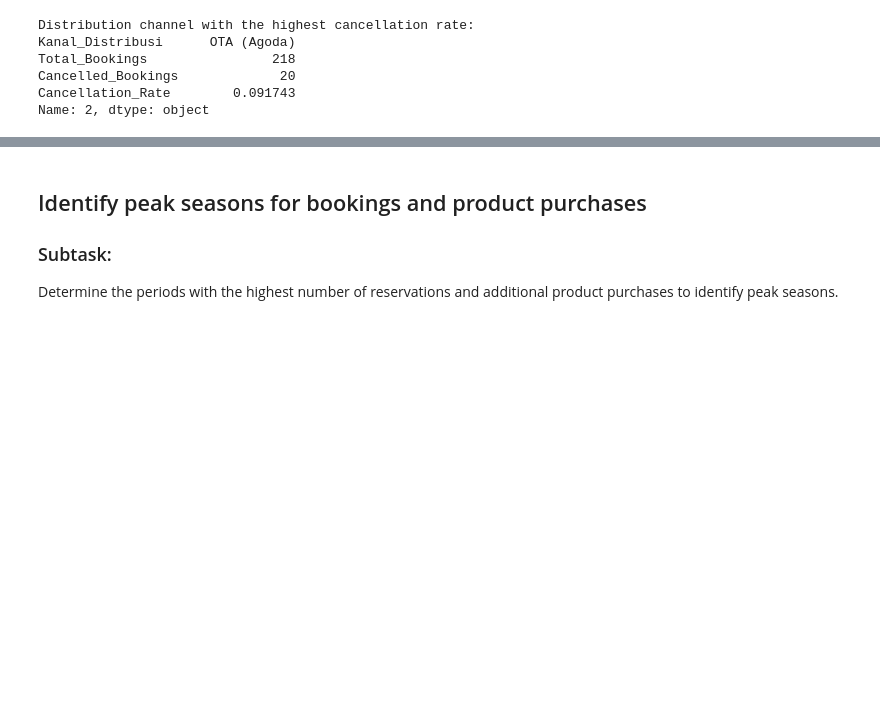
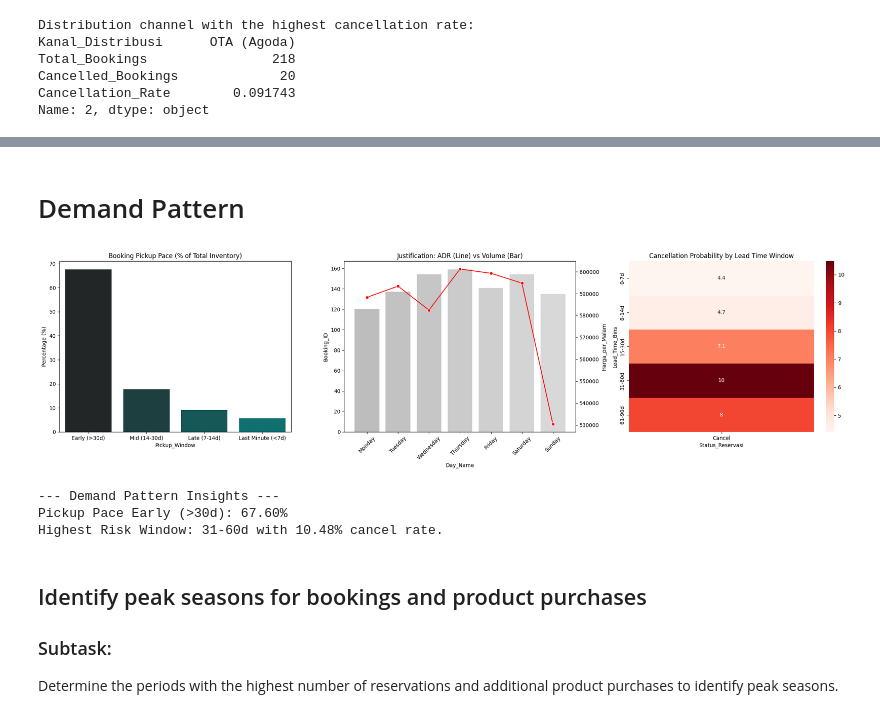
Before and after one commit to IanNarsa/hospitality-business-intelligence-analytics, a Jupyter notebook: notebook/hospitality_bi_analysis.ipynb, the cells around one changed output, grey strips where cells are left out. Cells and saved outputs as stored; diff of their text form; code cells hidden in the pictures; blank space fills up the shorter version.

```diff
--- a/notebook/hospitality_bi_analysis.ipynb
+++ b/notebook/hospitality_bi_analysis.ipynb
@@ -703,3 +368,65 @@ Room Type: Suite
+# %% [markdown]
+# Demand Pattern
+# %%
+import pandas as pd
+import matplotlib.pyplot as plt
+import seaborn as sns
+import numpy as np
+
+# 1. Booking Pace / Pickup Analysis
+def categorize_pace(days):
+    if days > 30: return 'Early (>30d)'
+    if days >= 14: return 'Mid (14-30d)'
+    if days >= 7: return 'Late (7-14d)'
+    return 'Last Minute (<7d)'
+
+hotel_booking_df['Pickup_Window'] = hotel_booking_df['Lead_Time'].apply(categorize_pace)
+pace_analysis = hotel_booking_df.groupby('Pickup_Window', observed=False).size() / len(hotel_booking_df) * 100
+
+# 2. Weekday vs Weekend Justification
+hotel_booking_df['Tanggal_CheckIn'] = pd.to_datetime(hotel_booking_df['Tanggal_CheckIn'])
+hotel_booking_df['Day_Name'] = hotel_booking_df['Tanggal_CheckIn'].dt.day_name()
+day_order = ['Monday', 'Tuesday', 'Wednesday', 'Thursday', 'Friday', 'Saturday', 'Sunday']
+day_stats = hotel_booking_df.groupby('Day_Name', observed=False).agg({'Harga_per_Malam': 'mean', 'Booking_ID': 'count'}).reindex(day_order)
+
+# 3. Lead Time & Cancellation Correlation Heatmap
+bins = [0, 7, 14, 30, 60, 90, 180]
+labels = ['0-7d', '8-14d', '15-30d', '31-60d', '61-90d', '90d+']
+hotel_booking_df['Lead_Time_Bins'] = pd.cut(hotel_booking_df['Lead_Time'], bins=bins, labels=labels)
+risk_matrix = pd.crosstab(hotel_booking_df['Lead_Time_Bins'], hotel_booking_df['Status_Reservasi'], normalize='index') * 100
+
+# --- Visualizations ---
+fig, ax = plt.subplots(1, 3, figsize=(22, 6))
+
+# Plot 1: Pickup Pace - Refactored to use palette='dark:teal'
+pace_order = ['Early (>30d)', 'Mid (14-30d)', 'Late (7-14d)', 'Last Minute (<7d)']
+sns.barplot(x=pace_analysis.reindex(pace_order).index, y=pace_analysis.reindex(pace_order).values, ax=ax[0], palette='dark:teal', hue=pace_analysis.reindex(pace_order).index, legend=False)
+ax[0].set_title('Booking Pickup Pace (% of Total Inventory)')
+ax[0].set_ylabel('Percentage (%)')
+
+# Plot 2: Day of Week Justification
+ax2_twin = ax[1].twinx()
+sns.barplot(x=day_stats.index, y=day_stats['Booking_ID'], ax=ax[1], alpha=0.3, hue=day_stats.index, palette='dark:grey', legend=False)
+sns.lineplot(x=day_stats.index, y=day_stats['Harga_per_Malam'], ax=ax2_twin, marker='o', color='red')
+ax[1].set_title('Justification: ADR (Line) vs Volume (Bar)')
+ax[1].set_xticks(range(len(day_order)))
+ax[1].set_xticklabels(day_order, rotation=45)
+
+# Plot 3: Risk Heatmap
+sns.heatmap(risk_matrix[['Cancel']], annot=True, cmap='Reds', ax=ax[2])
+ax[2].set_title('Cancellation Probability by Lead Time Window')
+
+plt.tight_layout()
+plt.show()
+
+print("--- Demand Pattern Insights ---")
+print(f"Pickup Pace Early (>30d): {pace_analysis.get('Early (>30d)', 0):.2f}%")
+print(f"Highest Risk Window: {risk_matrix['Cancel'].idxmax()} with {risk_matrix['Cancel'].max():.2f}% cancel rate.")
+# %% [output]
+[figure, added]
+--- Demand Pattern Insights ---
+Pickup Pace Early (>30d): 67.60%
+Highest Risk Window: 31-60d with 10.48% cancel rate.
 # %% [markdown]
 ## Identify peak seasons for bookings and product purchases
 
```
Also changed, not shown: parts of 175 cells of this notebook.
